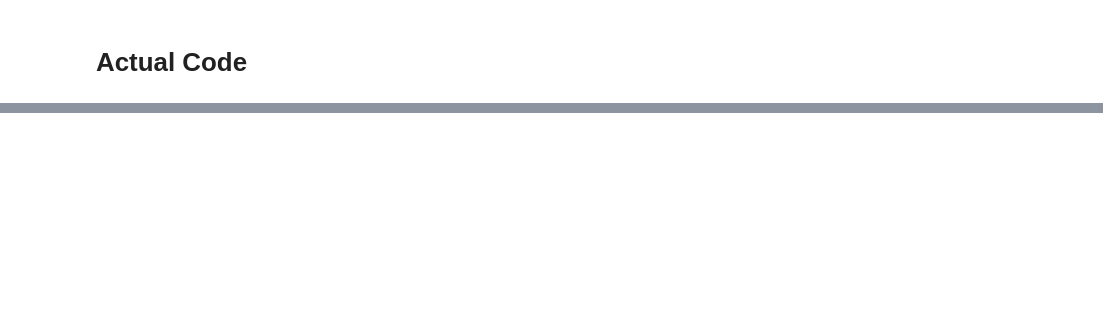
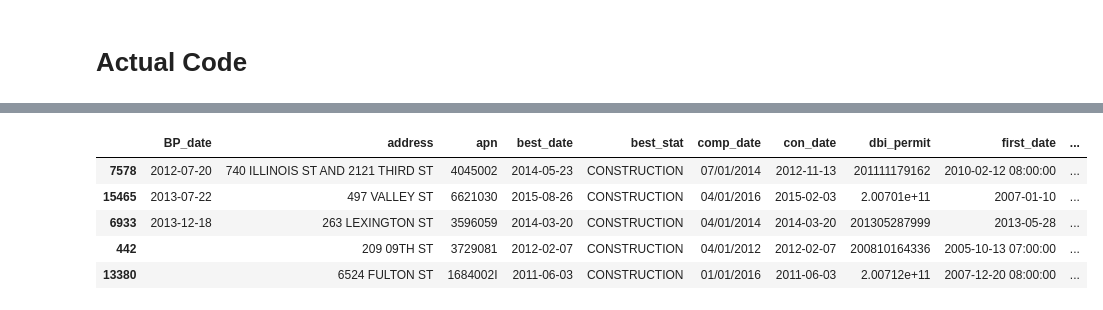
Before and after one commit to sfbrigade/datasci-housing-pipeline, a Jupyter notebook: data/data_model.ipynb, the cells around one changed output, grey strips where cells are left out. Cells and saved outputs as stored; diff of their text form; code cells hidden in the pictures; blank space fills up the shorter version.

```diff
--- a/data/data_model.ipynb
+++ b/data/data_model.ipynb
@@ -254,0 +381,12 @@ main()
+# %%
+#Next, keep only those that reached completion at some point over the time period
+new_df=new_df[pd.notnull(new_df['comp_date'])]
+# %%
+new_df.head()
+# %% [output]
+|  | BP_date | address | apn | best_date | best_stat | comp_date | con_date | dbi_permit | first_date | ... |
+| 7578 | 2012-07-20 | 740 ILLINOIS ST AND 2121 THIRD ST | 4045002 | 2014-05-23 | CONSTRUCTION | 07/01/2014 | 2012-11-13 | 201111179162 | 2010-02-12 08:00:00 | ... |
+| 15465 | 2013-07-22 | 497 VALLEY ST | 6621030 | 2015-08-26 | CONSTRUCTION | 04/01/2016 | 2015-02-03 | 2.00701e+11 | 2007-01-10 | ... |
+| 6933 | 2013-12-18 | 263 LEXINGTON ST | 3596059 | 2014-03-20 | CONSTRUCTION | 04/01/2014 | 2014-03-20 | 201305287999 | 2013-05-28 | ... |
+| 442 |  | 209 09TH ST | 3729081 | 2012-02-07 | CONSTRUCTION | 04/01/2012 | 2012-02-07 | 200810164336 | 2005-10-13 07:00:00 | ... |
+| 13380 |  | 6524 FULTON ST | 1684002I | 2011-06-03 | CONSTRUCTION | 01/01/2016 | 2011-06-03 | 2.00712e+11 | 2007-12-20 08:00:00 | ... |
```
Also changed, not shown: parts of 27 cells of this notebook, 18 other files.
